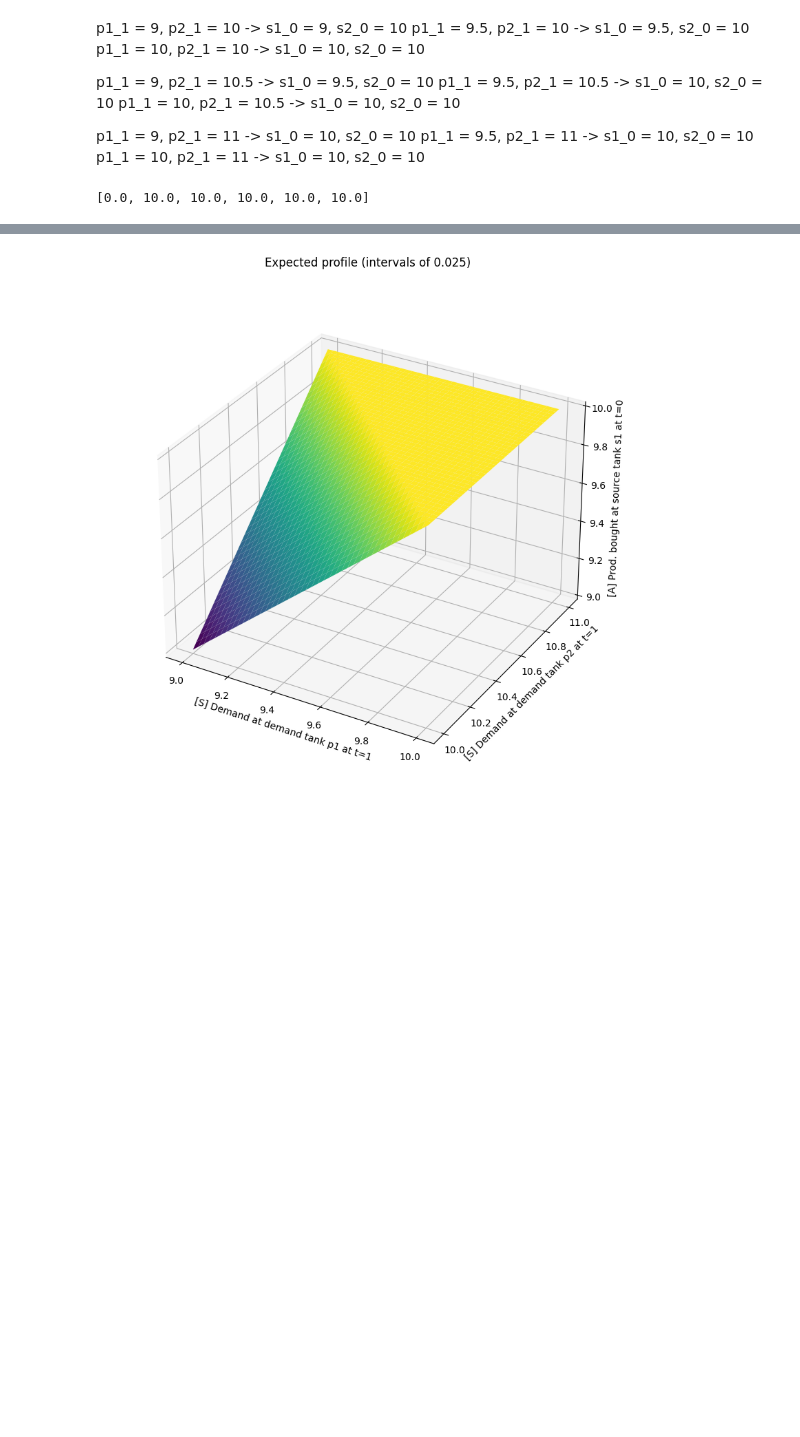
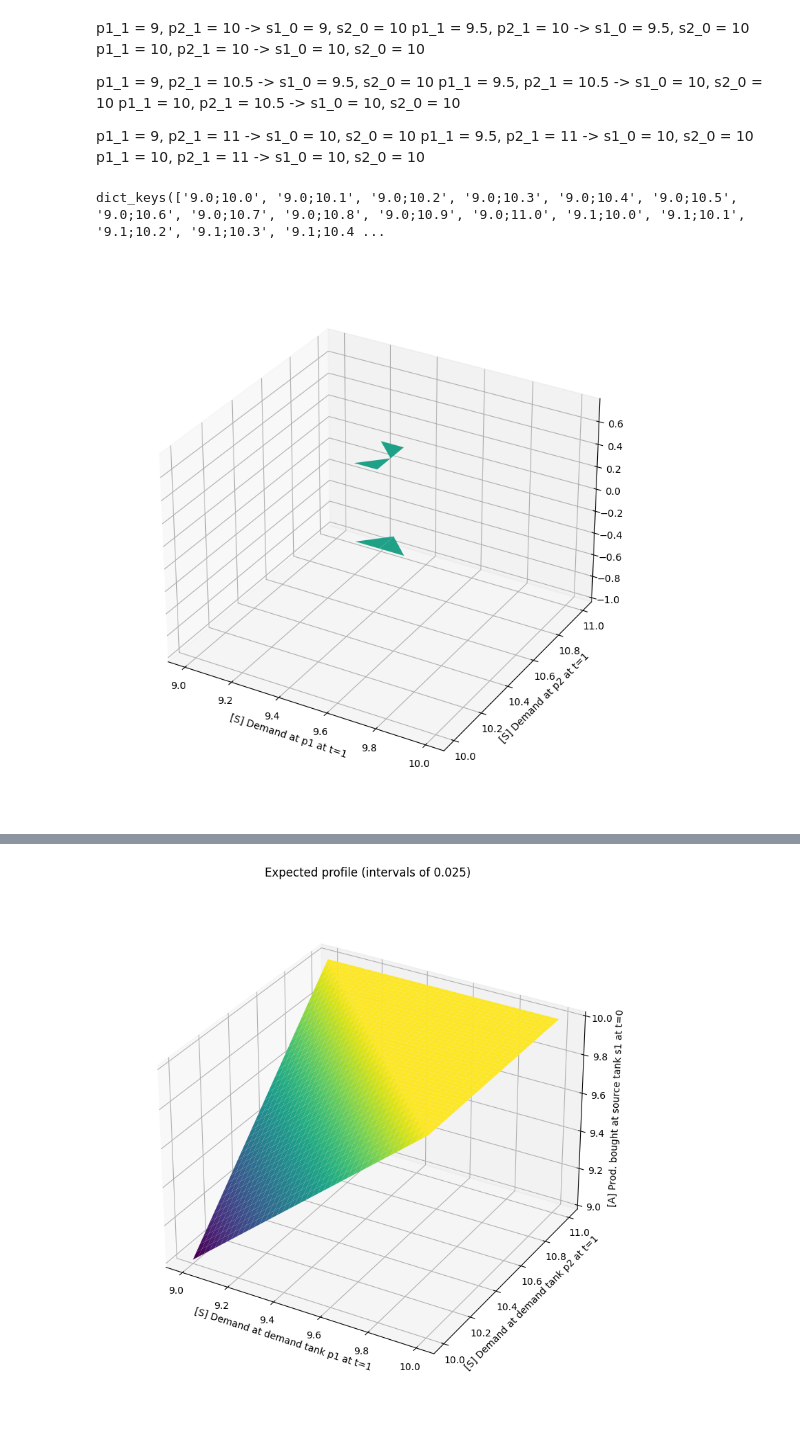
Before and after one commit to adamelyoumi/BlendingRL, a Jupyter notebook: pyomo_scripts/continuity_checker.ipynb, the cells around one changed output, grey strips where cells are left out. Cells and saved outputs as stored; diff of their text form; code cells hidden in the pictures; blank space fills up the shorter version.

```diff
--- a/pyomo_scripts/continuity_checker.ipynb
+++ b/pyomo_scripts/continuity_checker.ipynb
@@ -50,7 +63,32 @@ p1_1 = 10, p2_1 = 10.5 ->   s1_0 = 10, s2_0 = 10
 p1_1 = 9, p2_1 = 11 ->      s1_0 = 10, s2_0 = 10
 p1_1 = 9.5, p2_1 = 11 ->    s1_0 = 10, s2_0 = 10
 p1_1 = 10, p2_1 = 11 ->     s1_0 = 10, s2_0 = 10
-# %%
-d["res_p2"]["9.1;10.0"]
-# %% [output]
-[0.0, 10.0, 10.0, 10.0, 10.0, 10.0]
+# %%
+d["res_flow_j1_p1"].keys()
+# %% [output]
+dict_keys(['9.0;10.0', '9.0;10.1', '9.0;10.2', '9.0;10.3', '9.0;10.4', '9.0;10.5', '9.0;10.6', '9.0;10.7', '9.0;10.8', '9.0;10.9', '9.0;11.0', '9.1;10.0', '9.1;10.1', '9.1;10.2', '9.1;10.3', '9.1;10.4 ...
+# %%
+import numpy as np
+import matplotlib.pyplot as plt
+from scipy.ndimage import gaussian_filter
+
+# Generate a random irregular 40x40 array as an example
+np.random.seed(0)
+data = compute_M(0, "res_s1")
+
+# Apply Gaussian smoothing
+sigma = 1  # Standard deviation for Gaussian kernel
+smoothed_data = gaussian_filter(data, sigma=sigma)
+# %%
+fig = plt.figure(figsize=(10, 10))
+ax = fig.add_subplot(111, projection='3d')
+surf = ax.plot_surface(X, Y, data.T, cmap='viridis')
+
+
+ax.set_xlabel('[S] Demand at p1 at t=1')
+ax.set_ylabel('[S] Demand at p2 at t=1')
+
+ax.set_box_aspect(None, zoom=0.9)
+plt.show()
+# %% [output]
+[figure, added]
```
Also changed, not shown: parts of 17 cells of this notebook, 15 other files.
